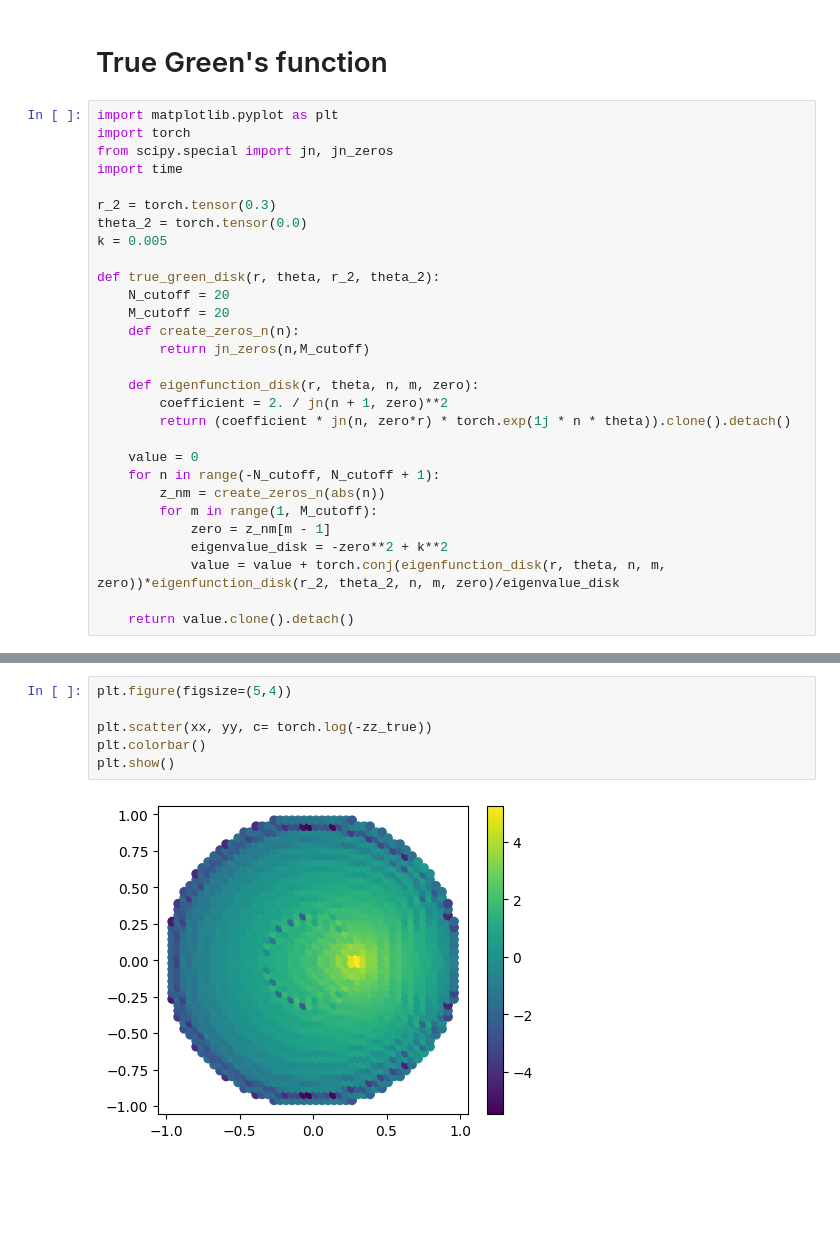
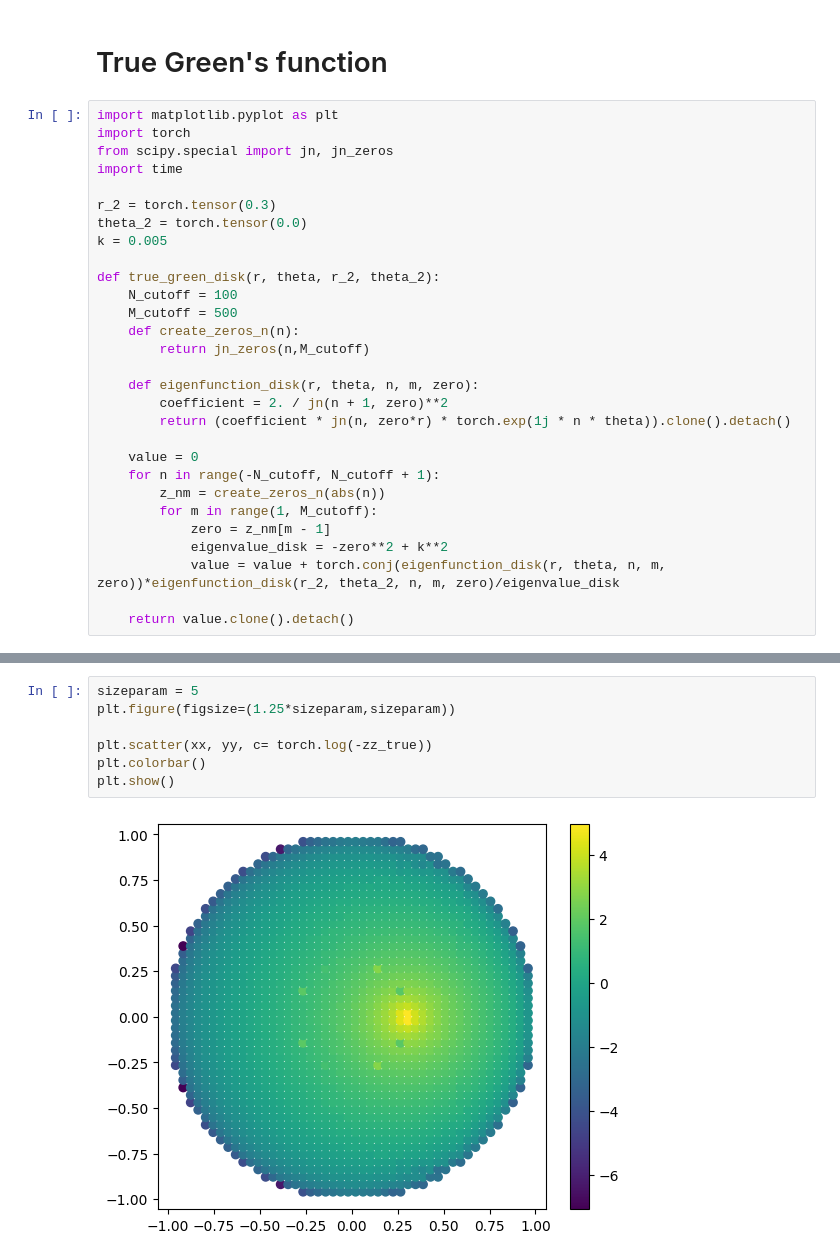
Before and after one commit to xx257xx/KIAS-AI-GROUP-7, a Jupyter notebook: analytic_sphere.ipynb, the cells around one changed output, grey strips where cells are left out. Saved outputs shown, nothing was run; the diff lists cells and outputs as text; blank space fills up the shorter version.

```diff
--- a/analytic_sphere.ipynb
+++ b/analytic_sphere.ipynb
@@ -54,8 +54,8 @@ theta_2 = torch.tensor(0.0)
 k = 0.005
 
 def true_green_disk(r, theta, r_2, theta_2):
-    N_cutoff = 20
-    M_cutoff = 20
+    N_cutoff = 100
+    M_cutoff = 500
     def create_zeros_n(n):
         return jn_zeros(n,M_cutoff)
 
@@ -98,8 +98,9 @@ plt.show()
 # %%
-plt.figure(figsize=(5,4))
+sizeparam = 5
+plt.figure(figsize=(1.25*sizeparam,sizeparam))
 
 plt.scatter(xx, yy, c= torch.log(-zz_true))
 plt.colorbar()
 plt.show()
 # %% [output]
-[figure, old version]
+[figure, new version]
```
Also changed, not shown: parts of 2 cells of this notebook.
